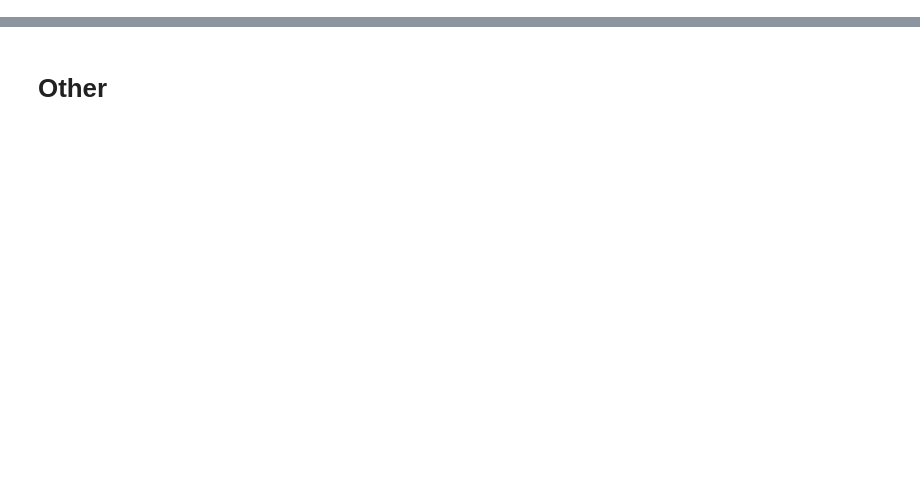
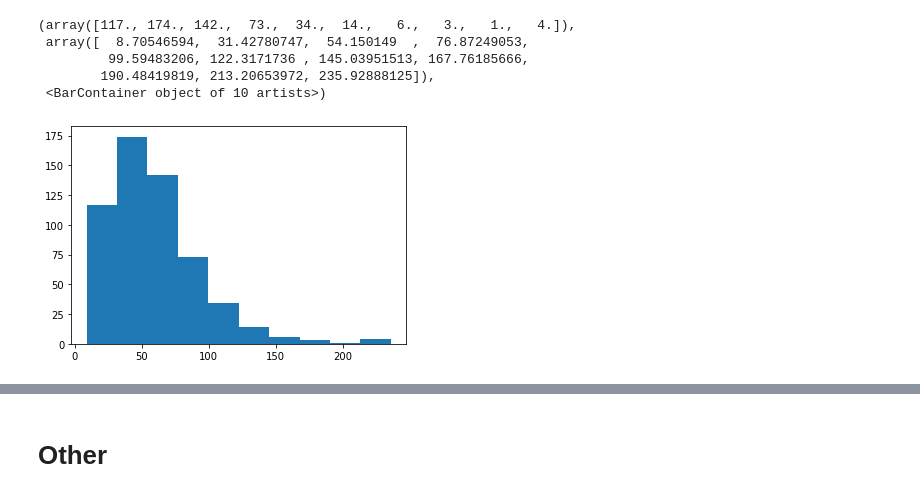
Before and after one commit to iamsmurph/SymBreak, a Jupyter notebook: generation_v4.ipynb, the cells around one changed output, grey strips where cells are left out. Saved outputs shown, nothing was run; the diff lists cells and outputs as text; code cells hidden in the pictures; blank space fills up the shorter version.

```diff
--- a/generation_v4.ipynb
+++ b/generation_v4.ipynb
@@ -157,34 +228,0 @@ def random_move(centers):
-# %%
-im, centroids = generate_window(4, .3, 1000)
-# check if there is more than one centroid
-plt.imshow(im)
-plt.show()
-
-epsilon = 0
-dfHeitorRandom = pd.read_csv("random_features_dipole.csv")
-rX, ry = dfHeitorRandom.iloc[:, :-1], dfHeitorRandom.iloc[:, -1]
-rxSub = rX[["density_800", "grad_400"]]
-scaler = StandardScaler()
-rxSubScale = scaler.fit_transform(rxSub)
-x, y = rxSubScale[:, 0], rxSubScale[:, 1]
-rbf_svc = SVR(kernel='rbf').fit(rxSubScale, ry.ravel())
-
-for _ in range(10):
-    curr_score = evaluate(im)
-
-    newx, newy, random_index = random_move(centroids)
-
-    """if np.random.uniform() < .1:
-        print("Random Perturbation")
-        im, new_centroids = move(newx, newy, centroids, random_index, im)
-        centroids = new_centroids
-    else:"""
-    new_im, new_centroids, new_score  = simulate(newx, newy, centroids, random_index, im)
-    if new_score - curr_score > epsilon:
-        print("Accepted: New score %.2f > old score %.2f" % (new_score, curr_score))
-        im, centroids, curr_score = new_im, new_centroids, new_score
-    else:
-        print("Rejected: New score %.2f <= old score %.2f" % (new_score, curr_score))
-
-plt.imshow(im)
-plt.show()
@@ -210,0 +258,9 @@ Rejected: New score 0.18 <= old score 0.18
+# %%
+plt.hist(rxSub.grad_400.values)
+# %% [output]
+(array([117., 174., 142.,  73.,  34.,  14.,   6.,   3.,   1.,   4.]),
+ array([  8.70546594,  31.42780747,  54.150149  ,  76.87249053,
+         99.59483206, 122.3171736 , 145.03951513, 167.76185666,
+        190.48419819, 213.20653972, 235.92888125]),
+ <BarContainer object of 10 artists>)
+[figure, added]
```
Also changed, not shown: parts of 46 cells of this notebook, 35 other files.
